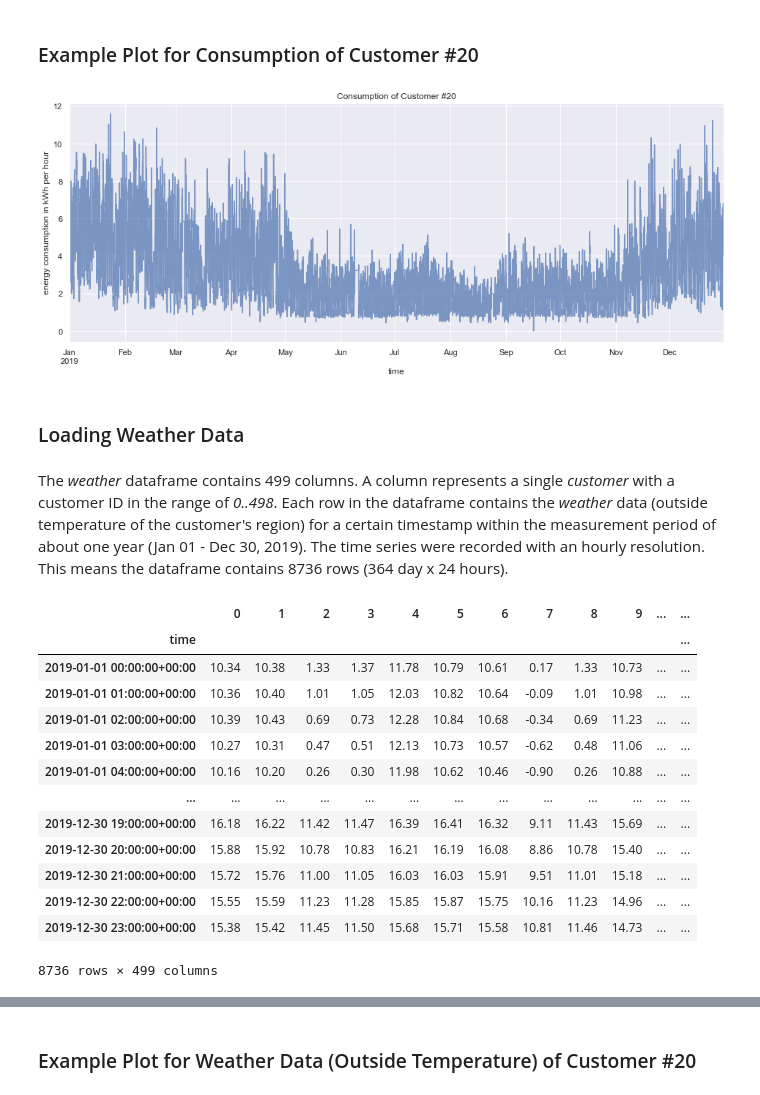
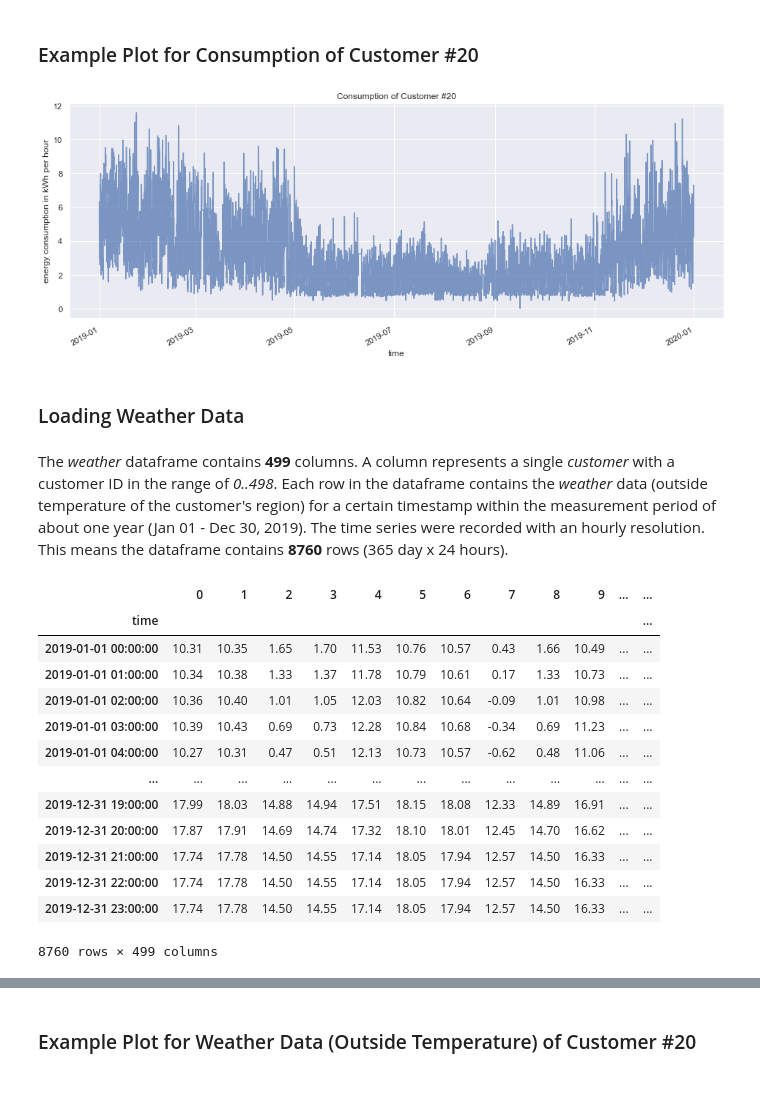
Before and after one commit to deepinsights-analytica/ieee-icpse2021-paper, a Jupyter notebook: notebooks/A1_DataExploration.ipynb, the cells around one changed output, grey strips where cells are left out. Cells and saved outputs as stored; diff of their text form; code cells hidden in the pictures.

Commit message:
refactoring of handling of timestamps, fix_UTC removed, fix_DST added

```diff
--- a/notebooks/A1_DataExploration.ipynb
+++ b/notebooks/A1_DataExploration.ipynb
@@ -51,9 +52,9 @@ sns.set(rc={'figure.figsize':(16, 6)})
 # %% [markdown]
 ### Configuration
 # %%
-path = '../data'
+path = '..'
 categories = ['consumption', 'weather', 'profiles']
-files = [path + '/' + '20201015_' + name + '.xlsx' for name in categories]
+files = [path + '/data/' + '20201015_' + name + '.xlsx' for name in categories]
 timezone = 'Europe/Madrid'
 # %% [markdown]
 ### Function Definitions
@@ -115,10 +114,11 @@ consumptions.describe()
 # %% [markdown]
 ### Example Plot for Consumption of Customer #20
 # %%
-_ = consumptions.loc[:, 20].plot(color='b', alpha=0.7, ylabel='energy consumption in kWh per hour',
-                                 title='Consumption of Customer #20')
+customer = 20
+_ = consumptions.loc[:, customer].plot(color='b', alpha=0.7, ylabel='energy consumption in kWh per hour',
+                                 title='Consumption of Customer #' + str(customer))
 # %% [output]
-[figure, old version]
+[figure, new version]
 # %% [markdown]
 ### Loading Weather Data
 # %%
@@ -129,23 +129,23 @@ to_UTC(weather)
 crop(weather)
 # %% [markdown]
-The *weather* dataframe contains 499 columns. A column represents a single *customer* with a customer ID in the range of *0..498*. Each row in the dataframe contains the *weather* data (outside temperature of the customer's region) for a certain timestamp within the measurement period of about one year (Jan 01 - Dec 30, 2019). The time series were recorded with an hourly resolution. This means the dataframe contains 8736 rows (364 day x 24 hours).
+The *weather* dataframe contains **499** columns. A column represents a single *customer* with a customer ID in the range of *0..498*. Each row in the dataframe contains the *weather* data (outside temperature of the customer's region) for a certain timestamp within the measurement period of about one year (Jan 01 - Dec 30, 2019). The time series were recorded with an hourly resolution. This means the dataframe contains **8760** rows (365 day x 24 hours).
 # %%
 weather
 # %% [output]
 |  | 0 | 1 | 2 | 3 | 4 | 5 | 6 | 7 | 8 | 9 | ... | ... |
 | time |  |  |  |  |  |  |  |  |  |  |  | ... |
-| 2019-01-01 00:00:00+00:00 | 10.34 | 10.38 | 1.33 | 1.37 | 11.78 | 10.79 | 10.61 | 0.17 | 1.33 | 10.73 | ... | ... |
-| 2019-01-01 01:00:00+00:00 | 10.36 | 10.40 | 1.01 | 1.05 | 12.03 | 10.82 | 10.64 | -0.09 | 1.01 | 10.98 | ... | ... |
-| 2019-01-01 02:00:00+00:00 | 10.39 | 10.43 | 0.69 | 0.73 | 12.28 | 10.84 | 10.68 | -0.34 | 0.69 | 11.23 | ... | ... |
-| 2019-01-01 03:00:00+00:00 | 10.27 | 10.31 | 0.47 | 0.51 | 12.13 | 10.73 | 10.57 | -0.62 | 0.48 | 11.06 | ... | ... |
-| 2019-01-01 04:00:00+00:00 | 10.16 | 10.20 | 0.26 | 0.30 | 11.98 | 10.62 | 10.46 | -0.90 | 0.26 | 10.88 | ... | ... |
+| 2019-01-01 00:00:00 | 10.31 | 10.35 | 1.65 | 1.70 | 11.53 | 10.76 | 10.57 | 0.43 | 1.66 | 10.49 | ... | ... |
+| 2019-01-01 01:00:00 | 10.34 | 10.38 | 1.33 | 1.37 | 11.78 | 10.79 | 10.61 | 0.17 | 1.33 | 10.73 | ... | ... |
+| 2019-01-01 02:00:00 | 10.36 | 10.40 | 1.01 | 1.05 | 12.03 | 10.82 | 10.64 | -0.09 | 1.01 | 10.98 | ... | ... |
+| 2019-01-01 03:00:00 | 10.39 | 10.43 | 0.69 | 0.73 | 12.28 | 10.84 | 10.68 | -0.34 | 0.69 | 11.23 | ... | ... |
+| 2019-01-01 04:00:00 | 10.27 | 10.31 | 0.47 | 0.51 | 12.13 | 10.73 | 10.57 | -0.62 | 0.48 | 11.06 | ... | ... |
 | ... | ... | ... | ... | ... | ... | ... | ... | ... | ... | ... | ... | ... |
-| 2019-12-30 19:00:00+00:00 | 16.18 | 16.22 | 11.42 | 11.47 | 16.39 | 16.41 | 16.32 | 9.11 | 11.43 | 15.69 | ... | ... |
-| 2019-12-30 20:00:00+00:00 | 15.88 | 15.92 | 10.78 | 10.83 | 16.21 | 16.19 | 16.08 | 8.86 | 10.78 | 15.40 | ... | ... |
-| 2019-12-30 21:00:00+00:00 | 15.72 | 15.76 | 11.00 | 11.05 | 16.03 | 16.03 | 15.91 | 9.51 | 11.01 | 15.18 | ... | ... |
-| 2019-12-30 22:00:00+00:00 | 15.55 | 15.59 | 11.23 | 11.28 | 15.85 | 15.87 | 15.75 | 10.16 | 11.23 | 14.96 | ... | ... |
-| 2019-12-30 23:00:00+00:00 | 15.38 | 15.42 | 11.45 | 11.50 | 15.68 | 15.71 | 15.58 | 10.81 | 11.46 | 14.73 | ... | ... |
+| 2019-12-31 19:00:00 | 17.99 | 18.03 | 14.88 | 14.94 | 17.51 | 18.15 | 18.08 | 12.33 | 14.89 | 16.91 | ... | ... |
+| 2019-12-31 20:00:00 | 17.87 | 17.91 | 14.69 | 14.74 | 17.32 | 18.10 | 18.01 | 12.45 | 14.70 | 16.62 | ... | ... |
+| 2019-12-31 21:00:00 | 17.74 | 17.78 | 14.50 | 14.55 | 17.14 | 18.05 | 17.94 | 12.57 | 14.50 | 16.33 | ... | ... |
+| 2019-12-31 22:00:00 | 17.74 | 17.78 | 14.50 | 14.55 | 17.14 | 18.05 | 17.94 | 12.57 | 14.50 | 16.33 | ... | ... |
+| 2019-12-31 23:00:00 | 17.74 | 17.78 | 14.50 | 14.55 | 17.14 | 18.05 | 17.94 | 12.57 | 14.50 | 16.33 | ... | ... |
-8736 rows × 499 columns
+8760 rows × 499 columns
 # %%
 weather.describe()
 # %% [output]
```
Also changed, not shown: parts of 22 cells of this notebook.
